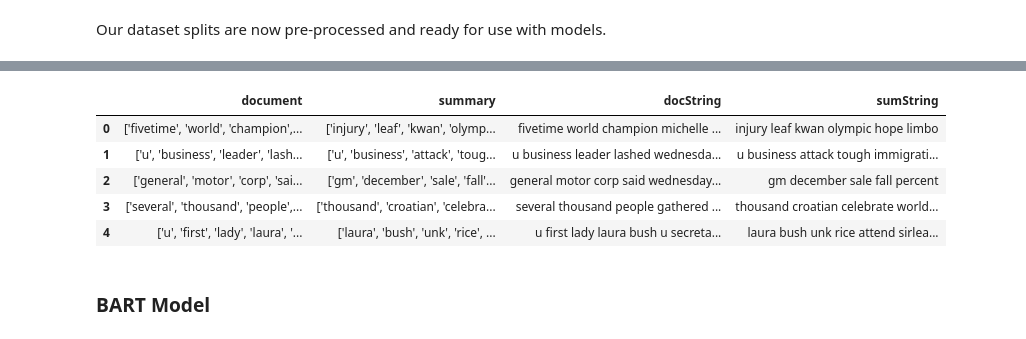
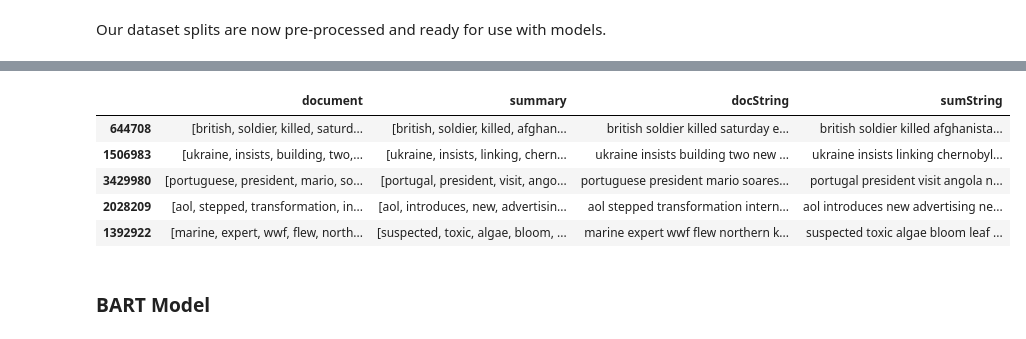
Before and after one commit to VMA6165/text_summarization, a Jupyter notebook: groupproject_model_baseline_new.ipynb, the cells around one changed output, grey strips where cells are left out. Cells and saved outputs as stored; diff of their text form; code cells hidden in the pictures.

```diff
--- a/groupproject_model_baseline_new.ipynb
+++ b/groupproject_model_baseline_new.ipynb
@@ -283,14 +303,32 @@ df_test.head(5)
-# %%
-df_val["docString"] = df_val["document"].map(all2String)
-df_val["sumString"] = df_val["summary"].map(all2String)
-df_val.head(5)
-# %% [output]
-|  | document | summary | docString | sumString |
-| 0 | ['fivetime', 'world', 'champion',... | ['injury', 'leaf', 'kwan', 'olymp... | fivetime world champion michelle ... | injury leaf kwan olympic hope limbo |
-| 1 | ['u', 'business', 'leader', 'lash... | ['u', 'business', 'attack', 'toug... | u business leader lashed wednesda... | u business attack tough immigrati... |
-| 2 | ['general', 'motor', 'corp', 'sai... | ['gm', 'december', 'sale', 'fall'... | general motor corp said wednesday... | gm december sale fall percent |
-| 3 | ['several', 'thousand', 'people',... | ['thousand', 'croatian', 'celebra... | several thousand people gathered ... | thousand croatian celebrate world... |
-| 4 | ['u', 'first', 'lady', 'laura', '... | ['laura', 'bush', 'unk', 'rice', ... | u first lady laura bush u secreta... | laura bush unk rice attend sirlea... |
+# %%
+# convert list entries into single strings
+
+def list2string(input):
+    output = " ".join(input)
+    return output
+# %%
+# apply function to create new stringified columns for
+
+# train
+df_train_short["docString"] = df_train_short["document"].map(list2string)
+df_train_short["sumString"] = df_train_short["summary"].map(list2string)
+
+# test
+df_test_short["docString"] = df_test_short["document"].map(list2string)
+df_test_short["sumString"] = df_test_short["summary"].map(list2string)
+
+# and val
+df_val_short["docString"] = df_val_short["document"].map(list2string)
+df_val_short["sumString"] = df_val_short["summary"].map(list2string)
+
+df_train_short.head(5)
+# %% [output]
+|  | document | summary | docString | sumString |
+| 644708 | [british, soldier, killed, saturd... | [british, soldier, killed, afghan... | british soldier killed saturday e... | british soldier killed afghanista... |
+| 1506983 | [ukraine, insists, building, two,... | [ukraine, insists, linking, chern... | ukraine insists building two new ... | ukraine insists linking chernobyl... |
+| 3429980 | [portuguese, president, mario, so... | [portugal, president, visit, ango... | portuguese president mario soares... | portugal president visit angola n... |
+| 2028209 | [aol, stepped, transformation, in... | [aol, introduces, new, advertisin... | aol stepped transformation intern... | aol introduces new advertising ne... |
+| 1392922 | [marine, expert, wwf, flew, north... | [suspected, toxic, algae, bloom, ... | marine expert wwf flew northern k... | suspected toxic algae bloom leaf ... |
 # %% [markdown]
 ### BART Model
 # %%
```
Also changed, not shown: parts of 38 cells of this notebook.
